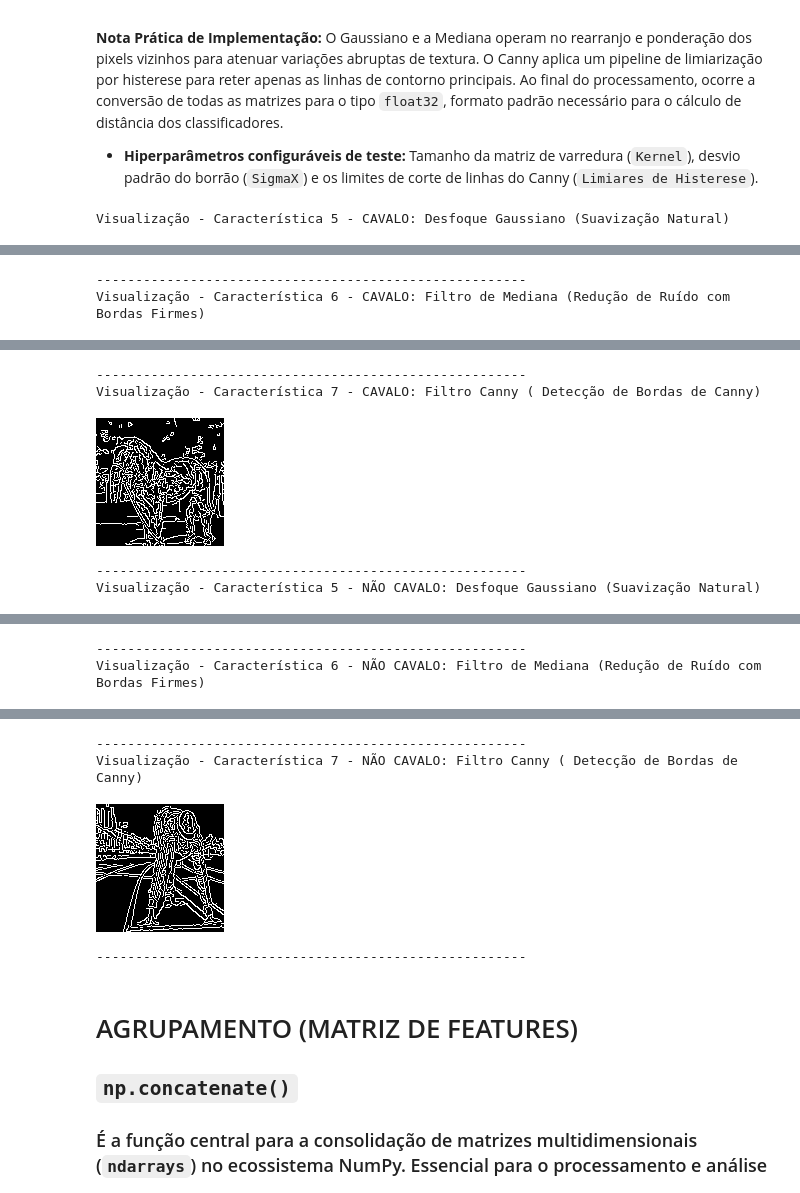
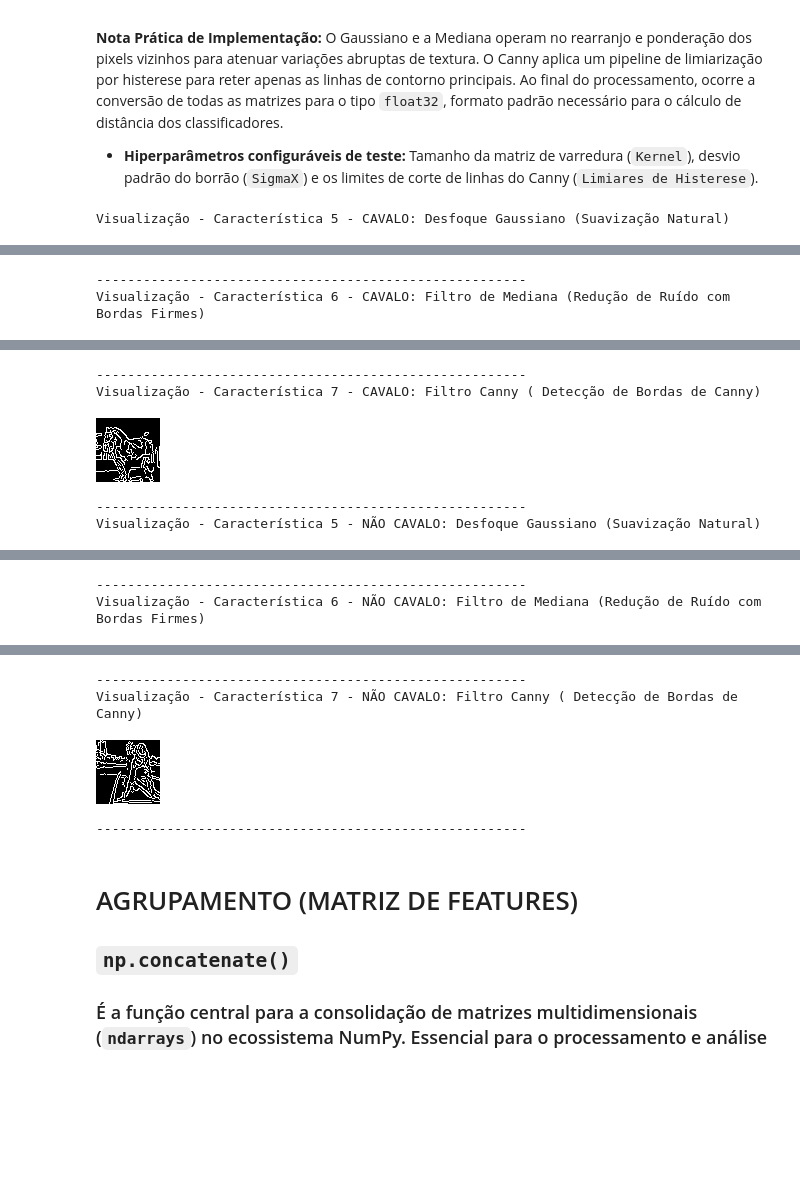
Before and after one commit to vitoriaferreirap/DeepLearning, a Jupyter notebook: MachineLearning/SistemasInteligentes/SistemasInteligentes_ClassificadorCavalos.ipynb, the cells around one changed output, grey strips where cells are left out. Cells and saved outputs as stored; diff of their text form; code cells hidden in the pictures; blank space fills up the shorter version.

```diff
--- a/MachineLearning/SistemasInteligentes/SistemasInteligentes_ClassificadorCavalos.ipynb
+++ b/MachineLearning/SistemasInteligentes/SistemasInteligentes_ClassificadorCavalos.ipynb
@@ -177,7 +177,7 @@ for nome_arquivo in arquivos_cavalos:
     # REPRESENTACAO DA MESMA IMAGEM  - SEGUNDA: VETORCARACTERISTICAS - 4096 MESMA INFO MAS ACHATADA
 
     # redimensionar imgs
-    tamanhoPadrao = (128, 128)
+    tamanhoPadrao = (64, 64)
     imgRedimensionada_cavalos = cv.resize(caracteristica_1_cavalo, tamanhoPadrao, interpolation=cv.INTER_AREA)
 
     # Apenas para ver o logs:
@@ -233,7 +233,7 @@ for nome_arquivo in arquivos_nao_cavalos:
     # converter imgs para tons de cinza
     caracteristica_1_nao_cavalos = cv.cvtColor(img_original_nao_cavalos, cv.COLOR_BGR2GRAY)
     # redimensionar imgs
-    tamanhoPadrao = (128, 128)
+    tamanhoPadrao = (64, 64)
     imgRedimensionada_nao_cavalos = cv.resize(caracteristica_1_nao_cavalos, tamanhoPadrao, interpolation=cv.INTER_AREA)
 
     # Passo A: Achatar a matriz transformando em vetor unidimensional
@@ -328,13 +328,13 @@ for imgRedimensionada_cavalos in imagensCom_Caracteristica1_cavalos:
     resultadoVetores_caracteristica2_cavalos.append(caracteristica_2_cavalo.flatten())
 
     # Função SOBEL x Gradiente Vertical (mátematicamente calcula a derivada parcial vertical)
-    sobel_y_float_cavalo = cv.Sobel(imgRedimensionada_cavalos, cv.CV_64F, 0, 1, ksize=3)
+    sobel_y_float_cavalo = cv.Sobel(imgRedimensionada_cavalos, cv.CV_64F, 0, 1, ksize=5)
     sobel_y_absoluto_cavalo = np.absolute(sobel_y_float_cavalo)
     caracteristica_3_cavalo = sobel_y_absoluto_cavalo.astype(np.float32)
     resultadoVetores_caracteristica3_cavalos.append(caracteristica_3_cavalo.flatten())
 
     # Função LAPLACIANO x Gradiente de Segunda Ordem (calcula a soma das segundas derivadas especiais)
-    laplacian_float_cavalo = cv.Laplacian(imgRedimensionada_cavalos, cv.CV_64F, ksize=3)
+    laplacian_float_cavalo = cv.Laplacian(imgRedimensionada_cavalos, cv.CV_64F)
     # tranforma negativos em positivos
     laplacian_absoluto_cavalo = np.absolute(laplacian_float_cavalo)
     # tipo para o uso do knn
@@ -377,13 +377,13 @@ for imgRedimensionada_nao_cavalos in imagensCom_Caracteristica1_nao_cavalos:
     resultadoVetores_caracteristica2_nao_cavalos.append(caracteristica_2_nao_cavalos.flatten())
 
     # Função SOBEL x Gradiente Vertical (mátematicamente calcula a derivada parcial vertical)
-    sobel_y_float_nao_cavalos = cv.Sobel(imgRedimensionada_nao_cavalos, cv.CV_64F, 0, 1, ksize=3)
+    sobel_y_float_nao_cavalos = cv.Sobel(imgRedimensionada_nao_cavalos, cv.CV_64F, 0, 1, ksize=5)
     sobel_y_absoluto_nao_cavalos = np.absolute(sobel_y_float_nao_cavalos)
     caracteristica_3_nao_cavalos = sobel_y_absoluto_nao_cavalos.astype(np.float32)
     resultadoVetores_caracteristica3_nao_cavalos.append(caracteristica_3_nao_cavalos.flatten())
 
     # Função LAPLACIANO x Gradiente de Segunda Ordem (calcula a soma das segundas derivadas especiais)
-    laplacian_float_nao_cavalos = cv.Laplacian(imgRedimensionada_nao_cavalos, cv.CV_64F, ksize=3)
+    laplacian_float_nao_cavalos = cv.Laplacian(imgRedimensionada_nao_cavalos, cv.CV_64F)
     # tranforma negativos em positivos
     laplacian_absoluto_nao_cavalos = np.absolute(laplacian_float_nao_cavalos)
     # tipo para o uso do knn
@@ -452,7 +452,7 @@ resultadoVetores_caracteristica7_cavalos = []
 for imgRedimensionada_cavalos in imagensCom_Caracteristica1_cavalos:
 
     # Desfoque Gaussiano
-    gaussian_float_cavalo = cv.GaussianBlur(imgRedimensionada_cavalos, (3, 3), 0)
+    gaussian_float_cavalo = cv.GaussianBlur(imgRedimensionada_cavalos, (5, 5), 0)
     # tranforma negativos em positivos
     caracteristica_5_cavalo = gaussian_float_cavalo.astype(np.float32)
     # transformar imagem em vetor para o k-NN
@@ -460,13 +460,13 @@ for imgRedimensionada_cavalos in imagensCom_Caracteristica1_cavalos:
     resultadoVetores_caracteristica5_cavalos.append(vetorCaracteristica5)
 
     # Filtro de Mediana
-    median_float_cavalo = cv.medianBlur(imgRedimensionada_cavalos, 7)
+    median_float_cavalo = cv.medianBlur(imgRedimensionada_cavalos, 5)
     caracteristica_6_cavalo = median_float_cavalo.astype(np.float32)
     vetorCaracteristica6 = caracteristica_6_cavalo.flatten()
     resultadoVetores_caracteristica6_cavalos.append(vetorCaracteristica6)
 
     # Canny
-    canny_float_cavalo = cv.Canny(imgRedimensionada_cavalos, 50, 150)
+    canny_float_cavalo = cv.Canny(imgRedimensionada_cavalos, 100, 200)
     caracteristica_7_cavalo = canny_float_cavalo.astype(np.float32)
     vetorCaracteristica7 = caracteristica_7_cavalo.flatten()
     resultadoVetores_caracteristica7_cavalos.append(vetorCaracteristica7)
@@ -502,19 +502,19 @@ resultadoVetores_caracteristica7_nao_cavalos = []
 for imgRedimensionada_nao_cavalos in imagensCom_Caracteristica1_nao_cavalos:
 
     # Desfoque  Gaussiano
-    gaussian_float_nao_cavalos = cv.GaussianBlur(imgRedimensionada_nao_cavalos, (3, 3), 0)
+    gaussian_float_nao_cavalos = cv.GaussianBlur(imgRedimensionada_nao_cavalos, (5, 5), 0)
     caracteristica_5_nao_cavalos = gaussian_float_nao_cavalos.astype(np.float32)
     vetorCaracteristica5 = caracteristica_5_nao_cavalos.flatten()
     resultadoVetores_caracteristica5_nao_cavalos.append(vetorCaracteristica5)
 
     # Mediana gaussian_float
-    median_float_nao_cavalos = cv.medianBlur(imgRedimensionada_nao_cavalos, 7)
+    median_float_nao_cavalos = cv.medianBlur(imgRedimensionada_nao_cavalos, 5)
     caracteristica_6_nao_cavalos = median_float_nao_cavalos.astype(np.float32)
     vetorCaracteristica6 = caracteristica_6_nao_cavalos.flatten()
     resultadoVetores_caracteristica6_nao_cavalos.append(vetorCaracteristica6)
 
     # Canny
-    canny_float_nao_cavalos = cv.Canny(imgRedimensionada_nao_cavalos, 50, 150)
+    canny_float_nao_cavalos = cv.Canny(imgRedimensionada_nao_cavalos, 100, 200)
     caracteristica_7_nao_cavalos = canny_float_nao_cavalos.astype(np.float32)
     vetorCaracteristica7 = caracteristica_7_nao_cavalos.flatten()
     resultadoVetores_caracteristica7_nao_cavalos.append(vetorCaracteristica7)
@@ -527,35 +527,35 @@ resultadoVetores_caracteristica7_nao_cavalos_np = np.array(resultadoVetores_cara
 print("Visualização - Característica 5 - NÃO CAVALO: Desfoque Gaussiano (Suavização Natural)")
 imagem_visual_gauss_nao_cavalos = np.uint8(caracteristica_5_nao_cavalos)
 cv2_imshow(imagem_visual_gauss_nao_cavalos)
 print("-" * 55)
 
 print("Visualização - Característica 6 - NÃO CAVALO: Filtro de Mediana (Redução de Ruído com Bordas Firmes)")
 imagem_visual_median_nao_cavalos = np.uint8(caracteristica_6_nao_cavalos)
 cv2_imshow(imagem_visual_median_nao_cavalos)
 print("-" * 55)
 
 print("Visualização - Característica 7 - NÃO CAVALO: Filtro Canny ( Detecção de Bordas de Canny)")
 imagem_visual_canny_nao_cavalos = np.uint8(caracteristica_7_nao_cavalos)
 cv2_imshow(imagem_visual_canny_nao_cavalos)
 print("-" * 55)
 # %% [output]
 Visualização - Característica 5 - CAVALO: Desfoque Gaussiano (Suavização Natural)
 [figure]
 -------------------------------------------------------
 Visualização - Característica 6 - CAVALO: Filtro de Mediana (Redução de Ruído com Bordas Firmes)
 [figure]
 -------------------------------------------------------
 Visualização - Característica 7 - CAVALO: Filtro Canny ( Detecção de Bordas de Canny)
-[figure, old version]
+[figure, new version]
 -------------------------------------------------------
 Visualização - Característica 5 - NÃO CAVALO: Desfoque Gaussiano (Suavização Natural)
 [figure]
 -------------------------------------------------------
 Visualização - Característica 6 - NÃO CAVALO: Filtro de Mediana (Redução de Ruído com Bordas Firmes)
 [figure]
 -------------------------------------------------------
 Visualização - Característica 7 - NÃO CAVALO: Filtro Canny ( Detecção de Bordas de Canny)
-[figure, old version]
+[figure, new version]
 -------------------------------------------------------
 # %% [markdown]
 # AGRUPAMENTO (MATRIZ DE FEATURES)
```
Also changed, not shown: parts of 10 cells of this notebook.
